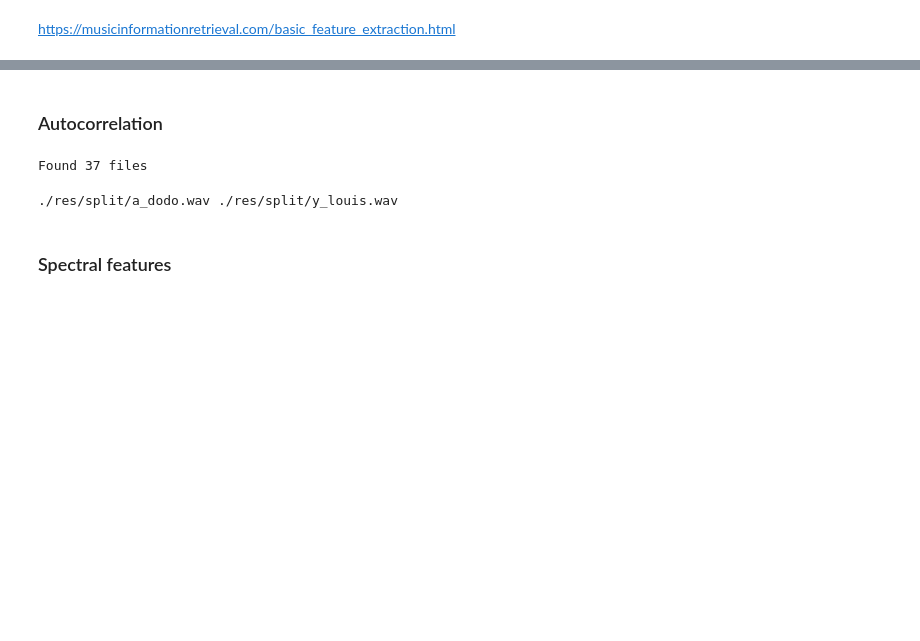
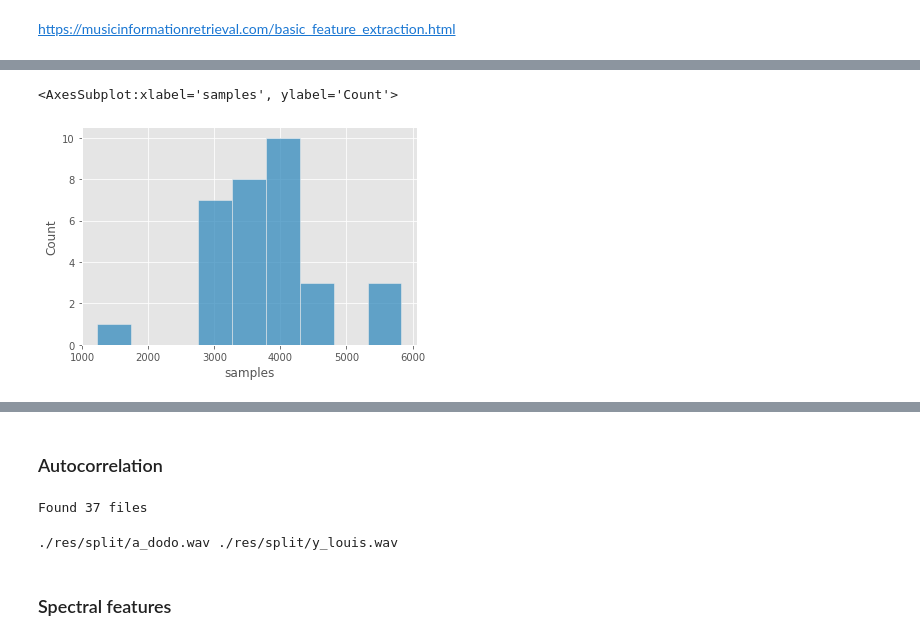
Before and after one commit to MoMe36/alphsistant_code, a Jupyter notebook: sounds_tests/sounds_tests.ipynb, the cells around one changed output, grey strips where cells are left out. Saved outputs shown, nothing was run; the diff lists cells and outputs as text; code cells hidden in the pictures; blank space fills up the shorter version.

```diff
--- a/sounds_tests/sounds_tests.ipynb
+++ b/sounds_tests/sounds_tests.ipynb
@@ -15,0 +26,3 @@ import seaborn as sns
+# %%
+files = glob.glob('./res/same_person/*.wav') + glob.glob('./res/same_person/enzo/*.wav')
+print(len(files))
@@ -15,0 +31,35 @@ import seaborn as sns
+# %%
+def get_length(p):
+    y, _ = librosa.load(p)
+    return y.shape[0]
+def get_sc(p):
+    audio, sr = librosa.load(p)
+    data = librosa.feature.spectral_centroid(audio, sr = sr)[0]
+    return np.mean(data)
+def get_ro(p):
+    audio, sr = librosa.load(p)
+    data = librosa.feature.spectral_rolloff(audio, sr = sr)[0]
+    return np.mean(data)
+def get_zcr(p):
+    audio, sr = librosa.load(p)
+    data = librosa.feature.zero_crossing_rate(audio)[0]
+    return np.mean(data)
+def get_flatness(p):
+    audio, sr = librosa.load(p)
+    data = librosa.feature.spectral_flatness(audio)[0]
+    return np.mean(data)
+def get_rms(p):
+    audio, sr = librosa.load(p)
+    data = librosa.feature.rms(audio)[0]
+    return np.mean(data)
+# %%
+df = pd.DataFrame(data  = files, columns = ['path'])
+df['label'] = df.path.apply(lambda x : os.path.basename(x).split('_')[0])
+df['samples'] = df.path.apply(get_length)
+df['sc'] = df.path.apply(get_sc)
+df['ro'] = df.path.apply(get_ro)
+df['zcr'] = df.path.apply(get_zcr)
+df['flat'] = df.path.apply(get_flatness)
+df['rms'] = df.path.apply(get_rms)
+
+df.sample(int(0.5 * df.shape[0])).head()
@@ -15,0 +73,5 @@ import seaborn as sns
+# %%
+sns.histplot(df.samples)
+# %% [output]
+<AxesSubplot:xlabel='samples', ylabel='Count'>
+[figure, added]
```
Also changed, not shown: parts of 9 cells of this notebook, 20 other files.
